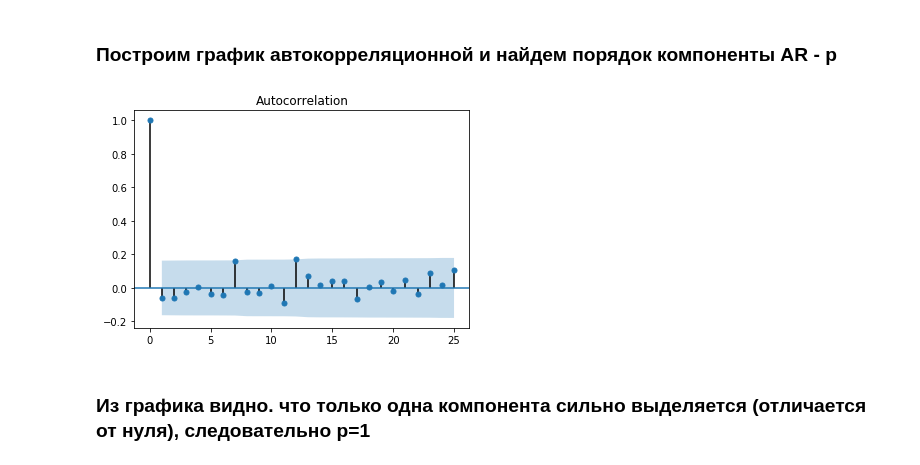
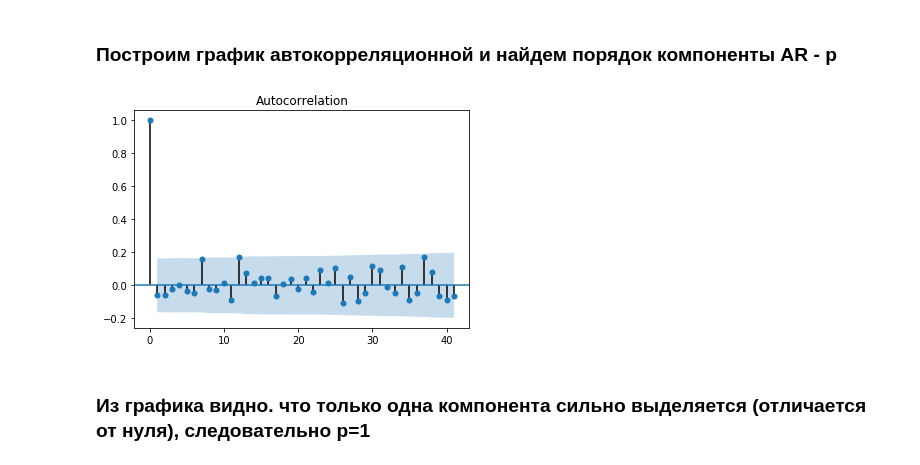
Before and after one commit to antonlagunov1623/ITechArt_lab, a Jupyter notebook: task1.ipynb, the cells around one changed output. Cells and saved outputs as stored; diff of their text form; code cells hidden in the pictures.

```diff
--- a/task1.ipynb
+++ b/task1.ipynb
@@ -359,9 +467,9 @@ sm.tsa.adfuller(first['ACTUAL'])
 # %% [markdown]
 ### Построим график автокорреляционной и найдем порядок компоненты AR - p
 # %%
-sm.graphics.tsa.plot_acf(first.values.squeeze(), lags=25);
+sm.graphics.tsa.plot_acf(first.values.squeeze(), lags=41);
 # %% [output]
-[figure, old version]
+[figure, new version]
 # %% [markdown]
 ### Из графика видно. что только одна компонента сильно выделяется (отличается от нуля), следовательно p=1
 # %% [markdown]
```
Also changed, not shown: parts of 49 cells of this notebook.
